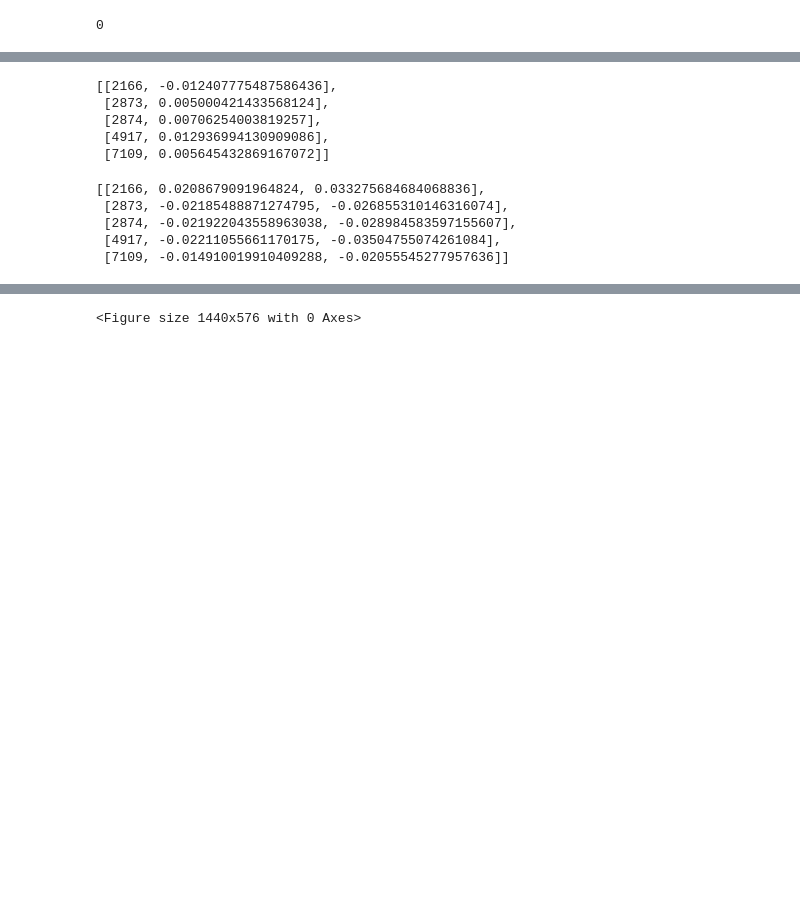
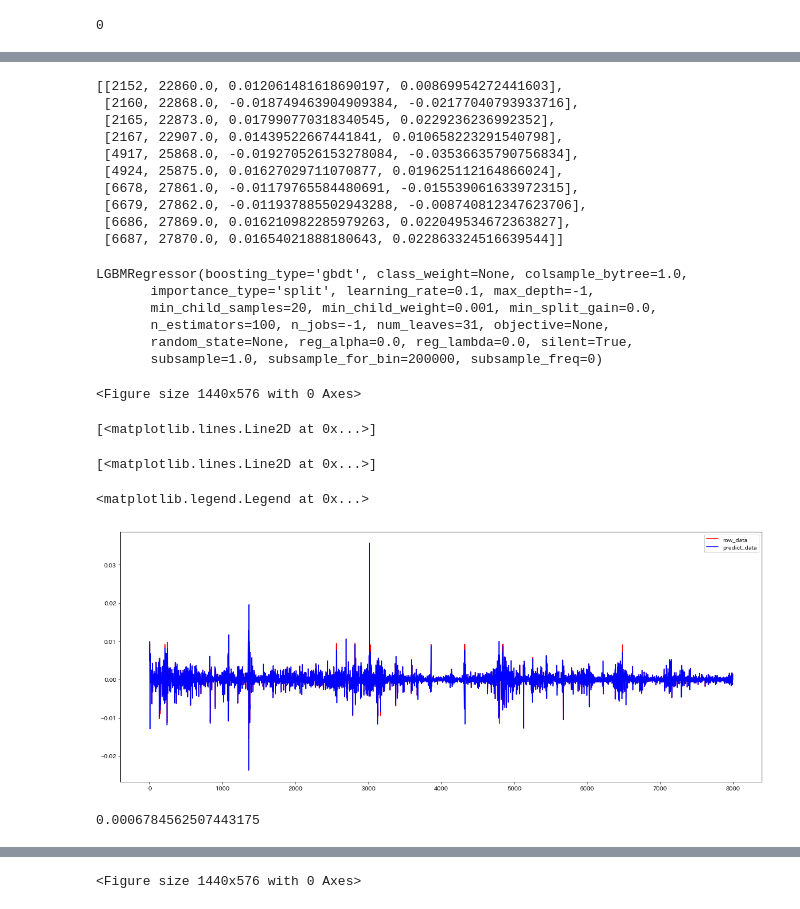
Before and after one commit to a0082273/signate_railway, a Jupyter notebook: EDA3_前後のキロ程から傾きを求める.ipynb, the cells around one changed output, grey strips where cells are left out. Saved outputs shown, nothing was run; the diff lists cells and outputs as text; code cells hidden in the pictures; blank space fills up the shorter version.

Commit message:
LGBM slope

```diff
--- a/EDA3_前後のキロ程から傾きを求める.ipynb
+++ b/EDA3_前後のキロ程から傾きを求める.ipynb
@@ -477,10 +475,6 @@ summary.loc[[i+10049 for i in range(len(y_train)) if abs(train_pred[i]-y_train[i
 tracks={}
 for no in ['A','B','C','D']:
     tracks[no] = pd.read_csv("dataset/track_" + no + ".csv", parse_dates=["date"])
-# %%
-summarys = {}
-for no in ['A', 'B', 'C', 'D']:
-    summarys[no] = pd.read_csv(f'summary4_{no}.csv', index_col=0)
 # %%
 def get_day(dates):
     day = [(date - datetime.datetime(2017, 4, 1)).days for date in dates]
@@ -570,14 +667,57 @@ Text(0.5, 1.0, 'kilo: 26070.0')
 # %%
-[[i, train_pred[i]-y_train[i]] for i in range(len(y_train)) if abs(train_pred[i]-y_train[i]) > 0.005]
-[[i, train_pred[i], y_train[i]] for i in range(len(y_train)) if abs(train_pred[i]-y_train[i]) > 0.005]
+jjj = []
+for i in range(len(y_train)):
+    if abs(train_pred[i]-y_train[i]) > 0.003:
+#         jjj.append([i, summary.iloc[i]['キロ程'], train_pred[i], y_train[i]])
+        jjj.append([i, summary.iloc[i]['キロ程'], train_pred[i], y_train[i]])
+jjj
 # %% [output]
-[[2166, -0.012407775487586436],
- [2873, 0.005000421433568124],
- [2874, 0.00706254003819257],
- [4917, 0.012936994130909086],
- [7109, 0.005645432869167072]]
+[[2152, 22860.0, 0.012061481618690197, 0.00869954272441603],
+ [2160, 22868.0, -0.018749463904909384, -0.02177040793933716],
+ [2165, 22873.0, 0.017990770318340545, 0.0229236236992352],
+ [2167, 22907.0, 0.01439522667441841, 0.010658223291540798],
+ [4917, 25868.0, -0.019270526153278084, -0.03536635790756834],
+ [4924, 25875.0, 0.01627029711070877, 0.019625112164866024],
+ [6678, 27861.0, -0.01179765584480691, -0.015539061633972315],
+ [6679, 27862.0, -0.011937885502943288, -0.008740812347623706],
+ [6686, 27869.0, 0.016210982285979263, 0.022049534672363827],
+ [6687, 27870.0, 0.01654021888180643, 0.022863324516639544]]
-[[2166, 0.0208679091964824, 0.033275684684068836],
- [2873, -0.02185488871274795, -0.026855310146316074],
- [2874, -0.021922043558963038, -0.028984583597155607],
- [4917, -0.02211055661170175, -0.03504755074261084],
- [7109, -0.014910019910409288, -0.02055545277957636]]
+# %%
+summary = summarys['A'].iloc[-10000:]['傾き'].fillna(0).values
+summary = pd.DataFrame({'slope': summary})
+for i in range(50):
+    summary[f'lag{i}'] = summary['slope'].shift(i)
+
+summary = summary.dropna()
+
+X_train = summary.drop(['slope'], axis=1)[:8000].values
+X_test = summary.drop(['slope'], axis=1)[8000:].values
+
+y_train = summary['slope'][:8000].values
+y_test = summary['slope'][8000:].values
+# %%
+lgb.fit(X_train, y_train)
+train_pred = lgb.predict(X_train)
+test_pred = lgb.predict(X_test)
+# %% [output]
+LGBMRegressor(boosting_type='gbdt', class_weight=None, colsample_bytree=1.0,
+       importance_type='split', learning_rate=0.1, max_depth=-1,
+       min_child_samples=20, min_child_weight=0.001, min_split_gain=0.0,
+       n_estimators=100, n_jobs=-1, num_leaves=31, objective=None,
+       random_state=None, reg_alpha=0.0, reg_lambda=0.0, silent=True,
+       subsample=1.0, subsample_for_bin=200000, subsample_freq=0)
+# %%
+plt.figure(figsize=(20, 8))
+plt.plot(range(len(y_train)), train_pred, color="r", label="row_data")
+plt.plot(range(len(y_train)), y_train, color="b", label="predict_data")
+plt.legend()
+plt.show()
+
+sum((train_pred - y_train)**2)
+# %% [output]
+<Figure size 1440x576 with 0 Axes>
+[<matplotlib.lines.Line2D at 0x...>]
+[<matplotlib.lines.Line2D at 0x...>]
+<matplotlib.legend.Legend at 0x...>
+[figure, added]
+0.0006784562507443175
```
Also changed, not shown: parts of 14 cells of this notebook, 3 other files.
